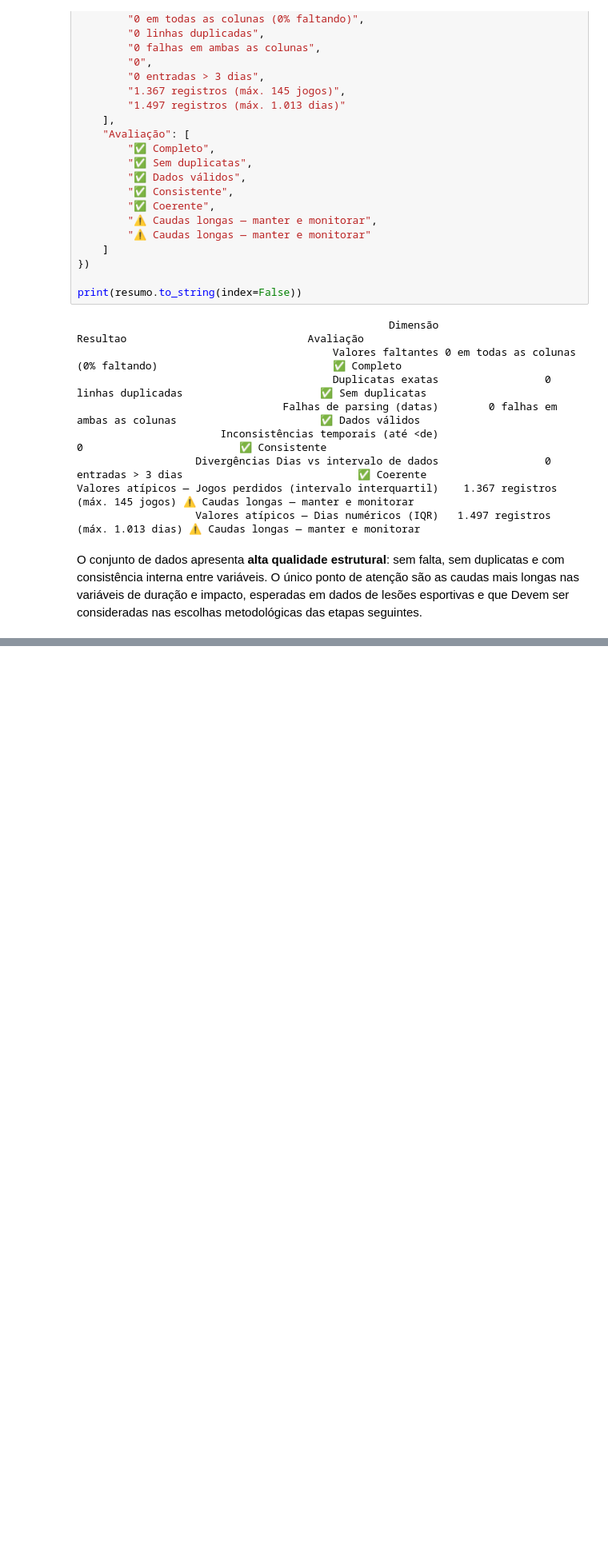
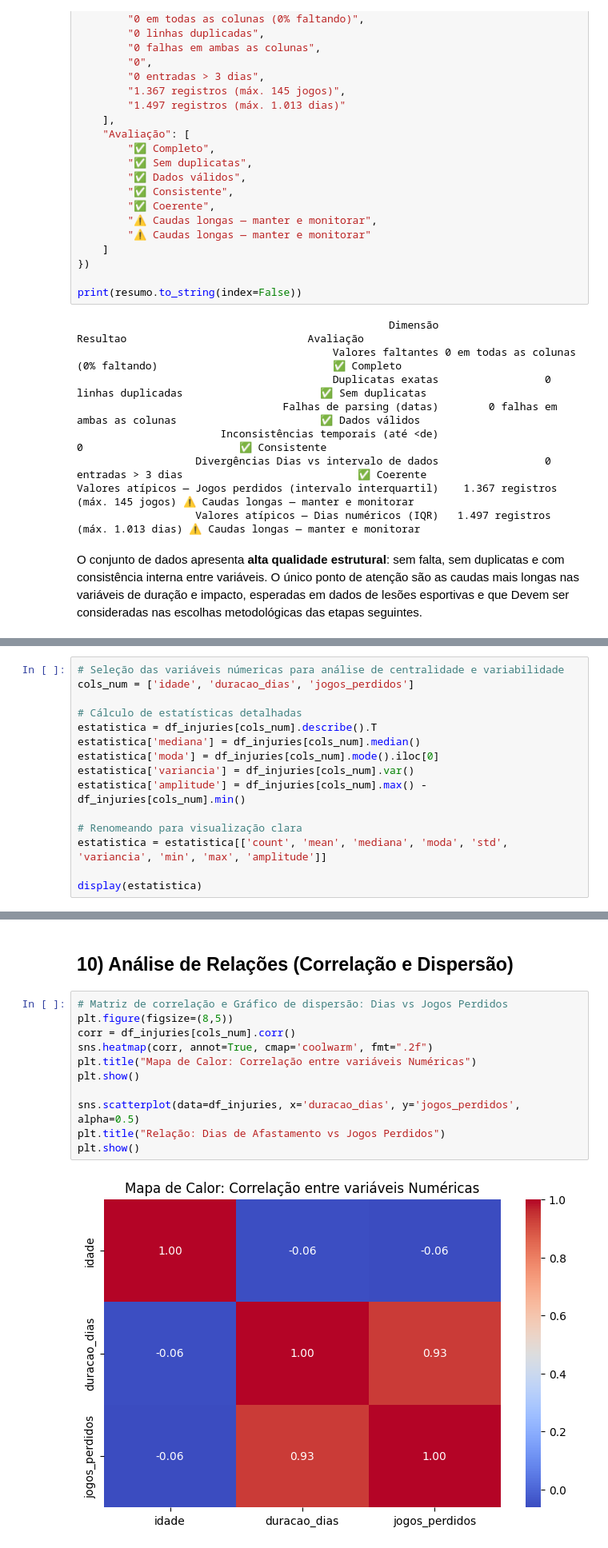
Before and after one commit to ICEI-PUC-Minas-PMV-SI/pmv-si-2026-1-pe7-t1-g3-analytics_lesao_futebol, a Jupyter notebook: src/notebooks/analise_exploratoria.ipynb, the cells around one changed output, grey strips where cells are left out. Shown at 80% size. Cells and saved outputs as stored; diff of their text form; blank space fills up the shorter version.

```diff
--- a/src/notebooks/analise_exploratoria.ipynb
+++ b/src/notebooks/analise_exploratoria.ipynb
@@ -366,0 +371,15 @@ Devem ser consideradas nas escolhas metodológicas das etapas seguintes.
+# %%
+# Seleção das variáveis númericas para análise de centralidade e variabilidade
+cols_num = ['idade', 'duracao_dias', 'jogos_perdidos']
+
+# Cálculo de estatísticas detalhadas
+estatistica = df_injuries[cols_num].describe().T
+estatistica['mediana'] = df_injuries[cols_num].median()
+estatistica['moda'] = df_injuries[cols_num].mode().iloc[0]
+estatistica['variancia'] = df_injuries[cols_num].var()
+estatistica['amplitude'] = df_injuries[cols_num].max() - df_injuries[cols_num].min()
+
+# Renomeando para visualização clara
+estatistica = estatistica[['count', 'mean', 'mediana', 'moda', 'std', 'variancia', 'min', 'max', 'amplitude']]
+
+display(estatistica)
@@ -366,0 +447,15 @@ Devem ser consideradas nas escolhas metodológicas das etapas seguintes.
+# %% [markdown]
+## 10) Análise de Relações (Correlação e Dispersão)
+# %%
+# Matriz de correlação e Gráfico de dispersão: Dias vs Jogos Perdidos
+plt.figure(figsize=(8,5))
+corr = df_injuries[cols_num].corr()
+sns.heatmap(corr, annot=True, cmap='coolwarm', fmt=".2f")
+plt.title("Mapa de Calor: Correlação entre variáveis Numéricas")
+plt.show()
+
+sns.scatterplot(data=df_injuries, x='duracao_dias', y='jogos_perdidos', alpha=0.5)
+plt.title("Relação: Dias de Afastamento vs Jogos Perdidos")
+plt.show()
+# %% [output]
+[figure, added]
```
Also changed, not shown: parts of 8 cells of this notebook.
